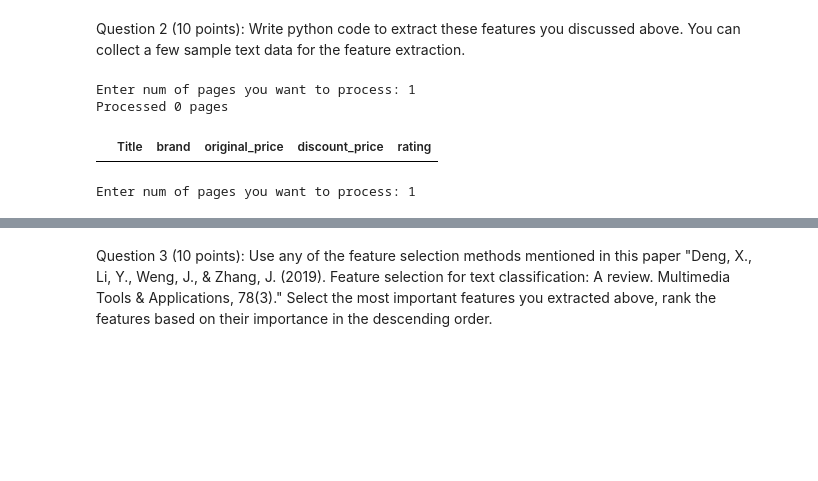
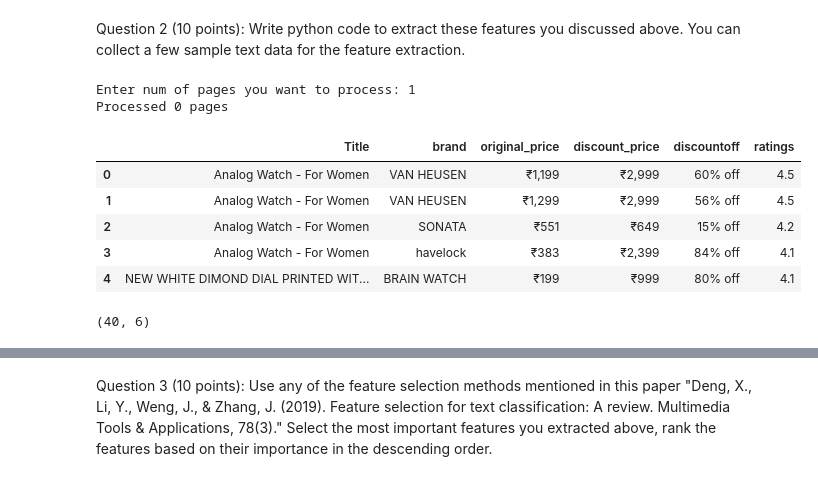
Before and after one commit to ManishaLokasani/Manisha_INFO5731_Spring2023, a Jupyter notebook: In_class_exercise_03_02282023.ipynb, the cells around one changed output, grey strips where cells are left out. Saved outputs shown, nothing was run; the diff lists cells and outputs as text; code cells hidden in the pictures; blank space fills up the shorter version.

```diff
--- a/In_class_exercise_03_02282023.ipynb
+++ b/In_class_exercise_03_02282023.ipynb
@@ -36,83 +37,53 @@ Question 2 (10 points): Write python code to extract these features you discusse
 # %%
 # You code here (Please add comments in the code):
 
 import requests
 from bs4 import BeautifulSoup
 import re
 import time
 import pandas as pd
 
 pages = int(input("Enter num of pages you want to process: "))
 
 flipkart_content = []
 for i in range(pages):
   url = f"https://www.flipkart.com/search?q=women+watches+&otracker=search&otracker1=search&marketplace=FLIPKART&as-show=on&as=off&page={i}"
   headers = {
-      'User-Agent': 'Mozilla/5.0 (Windows NT 10.0; Win64; x64) AppleWebKit/537.36 (KHTML, like Gecko) Chrome/110.0.0.0 Safari/537.36'
+      'User-Agent': ('Mozilla/5.0 (Windows NT 10.0; Win64; x64) AppleWebKit/537.36 (KHTML, like Gecko) Chrome/110.0.0.0 Safari/537.36')
       }
   flipkart_data = requests.get(url, headers=headers)
   soup = BeautifulSoup(flipkart_data.content, "html.parser")
+  base_url = "https://www.flipkart.com"
   product_data= soup.findAll("div" , attrs={"class": "_1AtVbE col-12-12"})
   products_title = soup.findAll("a", attrs={"class": "IRpwTa"})
   product_brand = soup.findAll("div", attrs={"class": "_2WkVRV"})
   product_original_price = soup.findAll("div", attrs={"class": "_30jeq3"})
   product_discount_price = soup.findAll("div", attrs={"class": "_3I9_wc"})
-  product_ratings = soup.findAll("div", attrs={"class": "_3LWZlK _3uSWvT"})
-  title, brand, original_price, discount_price, ratings=[],[],[],[],[]
-  # for x in products_title:
-  #    title.append(x.text)
-  # for y in product_brand:
-  #   brand.append(y.text)
-  # for z in product_original_price:
-  #   original_price.append(z.text)
-  # for a in product_discount_price:
-  #   discount_price.append(a.text)
-  # for b in product_ratings:
-  #   ratings.append(b.text)
-  for x,y,z,a,b in zip(products_title, product_brand, product_original_price, product_discount_price, product_ratings):
-    flipkart_content.extend([x.text, y.text, z.text, a.text, b.text])
+  product_discount_off = soup.findAll("div", attrs={"class":"_3Ay6Sb"})
+  #product_ratings =soup.findAll("div", attrs={"class": "_3LWZlK _3uSWvT"})
+  products_url = soup.findAll("a", attrs={"class": "_2UzuFa"})
+  product_ratings = []
+  for url in products_url:
+    data = requests.get(base_url + url.get("href"), headers=headers)
+    sp = BeautifulSoup(data.content, "html.parser")
+    product_ratings.append(sp.find("div", attrs={"class": "_3LWZlK _3uSWvT"}).text)
+  #title, brand, original_price, discount_price, discount_off,ratings=[],[],[],[],[],[]
+  for x,y,z,a,b,c in zip(products_title, product_brand, product_original_price, product_discount_price, product_discount_off,product_ratings):
+    flipkart_content.append([x.text, y.text, z.text, a.text , b.text,c])
   time.sleep(1)
   print(f"Processed {i} pages")
-df = pd.DataFrame(flipkart_content, columns=["Title", "brand", "original_price", "discount_price", "rating",])
+df = pd.DataFrame(flipkart_content, columns=["Title", "brand", "original_price", "discount_price", "discountoff" ,"ratings"])
 df.head()
 # %% [output]
 Enter num of pages you want to process: 1
 Processed 0 pages
-|  | Title | brand | original_price | discount_price | rating |
+|  | Title | brand | original_price | discount_price | discountoff | ratings |
+| 0 | Analog Watch - For Women | VAN HEUSEN | ₹1,199 | ₹2,999 | 60% off | 4.5 |
+| 1 | Analog Watch - For Women | VAN HEUSEN | ₹1,299 | ₹2,999 | 56% off | 4.5 |
+| 2 | Analog Watch - For Women | SONATA | ₹551 | ₹649 | 15% off | 4.2 |
+| 3 | Analog Watch - For Women | havelock | ₹383 | ₹2,399 | 84% off | 4.1 |
+| 4 | NEW WHITE DIMOND DIAL PRINTED WIT... | BRAIN WATCH | ₹199 | ₹999 | 80% off | 4.1 |
-# %%
-import requests
-from bs4 import BeautifulSoup
-import re
-import time
-import pandas as pd
-
-pages = int(input("Enter num of pages you want to process: "))
-
-flipkart_content = []
-for i in range(pages):
-  url = f"https://www.flipkart.com/search?q=women+watches+&otracker=search&otracker1=search&marketplace=FLIPKART&as-show=on&as=off&page={i}"
-  headers = {
-      'User-Agent': 'Mozilla/5.0 (Windows NT 10.0; Win64; x64) AppleWebKit/537.36 (KHTML, like Gecko) Chrome/110.0.0.0 Safari/537.36'
-      }
-  flipkart_data = requests.get(url, headers=headers)
-  soup = BeautifulSoup(flipkart_data.content, "html.parser")
-  product_data= soup.findAll("div" , attrs={"class": "_1AtVbE col-12-12"})
-  products_title = soup.findAll("a", attrs={"class": "IRpwTa"})
-  product_brand = soup.findAll("div", attrs={"class": "_2WkVRV"})
-  product_original_price = soup.findAll("div", attrs={"class": "_30jeq3"})
-  product_discount_price = soup.findAll("div", attrs={"class": "_3I9_wc"})
-  product_ratings = soup.findAll("div", attrs={"class": "_3LWZlK _3uSWvT"})
-  title, brand, original_price, discount_price, ratings=[],[],[],[],[]
-   #for x in products_title:
-    # title.append(x.text)
-  #for y in product_brand:
-  #   brand.append(y.text)
-  # for z in product_original_price:
-  #   original_price.append(z.text)
-  # for a in product_discount_price:
-  #   discount_price.append(a.text)
-  for b in product_ratings:
-    ratings.append(b.text)
-    print(ratings)
-# %% [output]
-Enter num of pages you want to process: 1
+# %%
+df.shape
+# %% [output]
+(40, 6)
```
Also changed, not shown: parts of 8 cells of this notebook.
